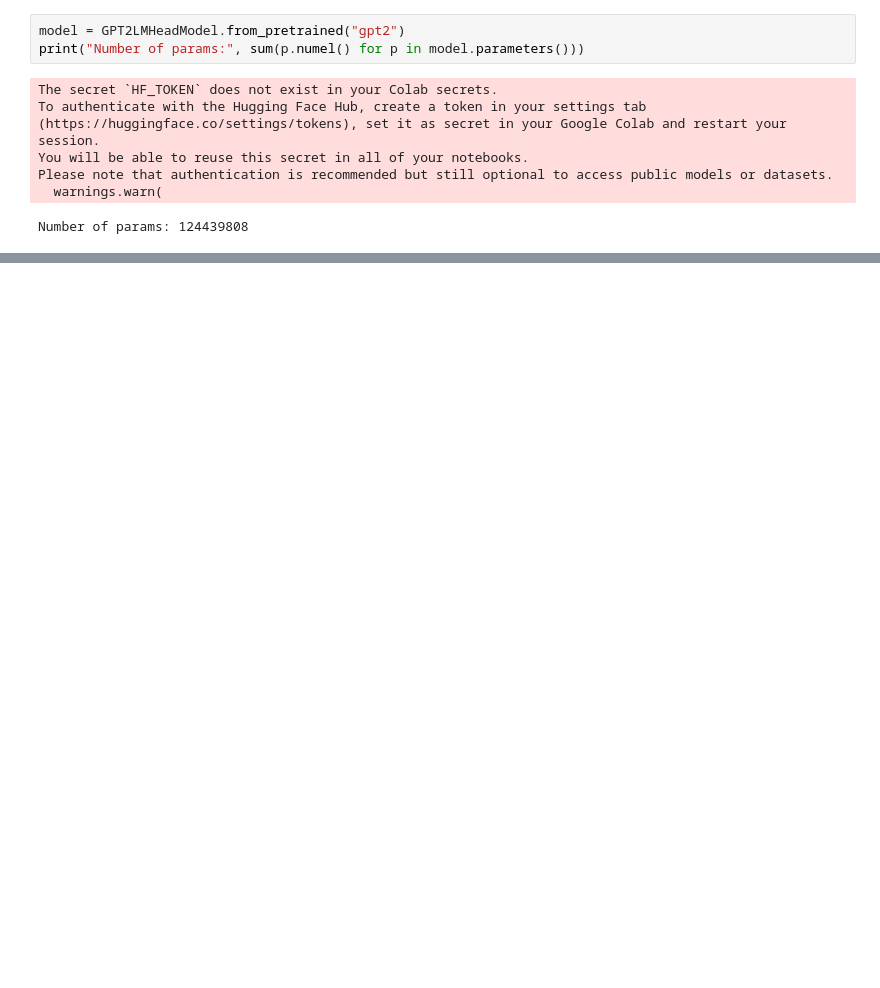
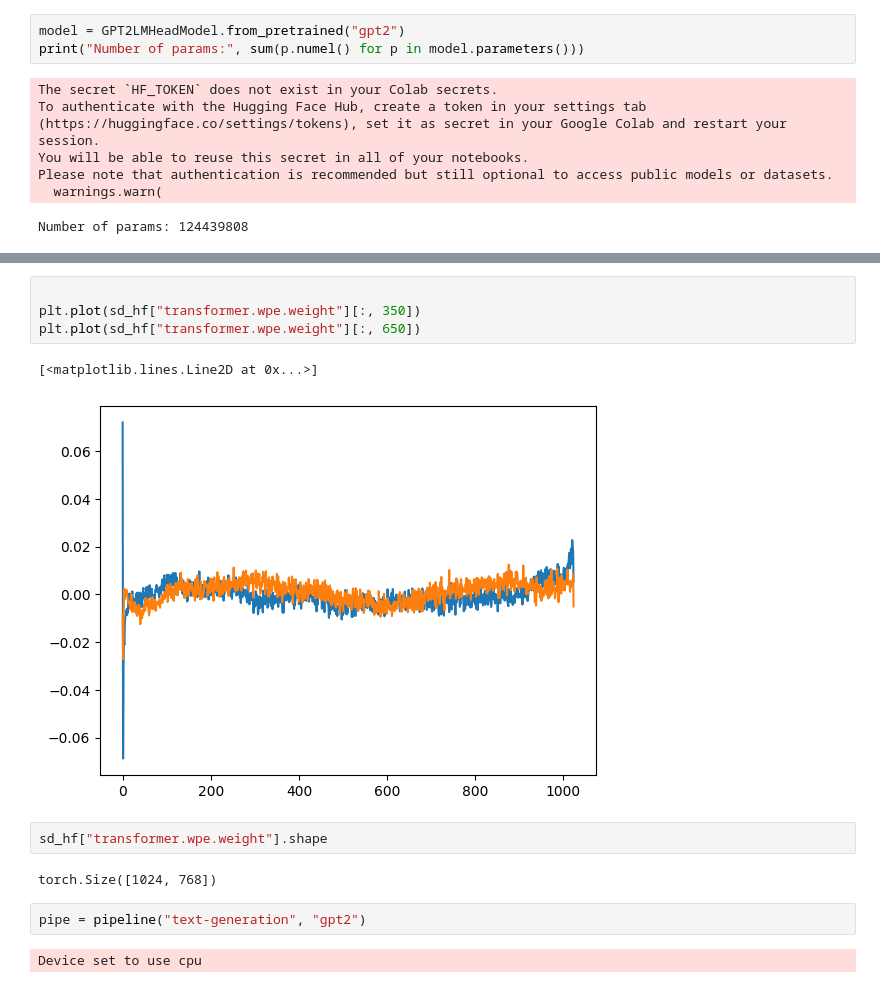
Before and after one commit to notdiff/transformers-implementation, a Jupyter notebook: gpt2/play.ipynb, the cells around one changed output, grey strips where cells are left out. Cells and saved outputs as stored; diff of their text form; blank space fills up the shorter version.

```diff
--- a/gpt2/play.ipynb
+++ b/gpt2/play.ipynb
@@ -32,0 +42,15 @@ GPT2LMHeadModel(
+# %%
+
+plt.plot(sd_hf["transformer.wpe.weight"][:, 350])
+plt.plot(sd_hf["transformer.wpe.weight"][:, 650])
+# %% [output]
+[<matplotlib.lines.Line2D at 0x...>]
+[figure, added]
+# %%
+sd_hf["transformer.wpe.weight"].shape
+# %% [output]
+torch.Size([1024, 768])
+# %%
+pipe = pipeline("text-generation", "gpt2")
+# %% [output]
+Device set to use cpu
```
Also changed, not shown: parts of 5 cells of this notebook.
